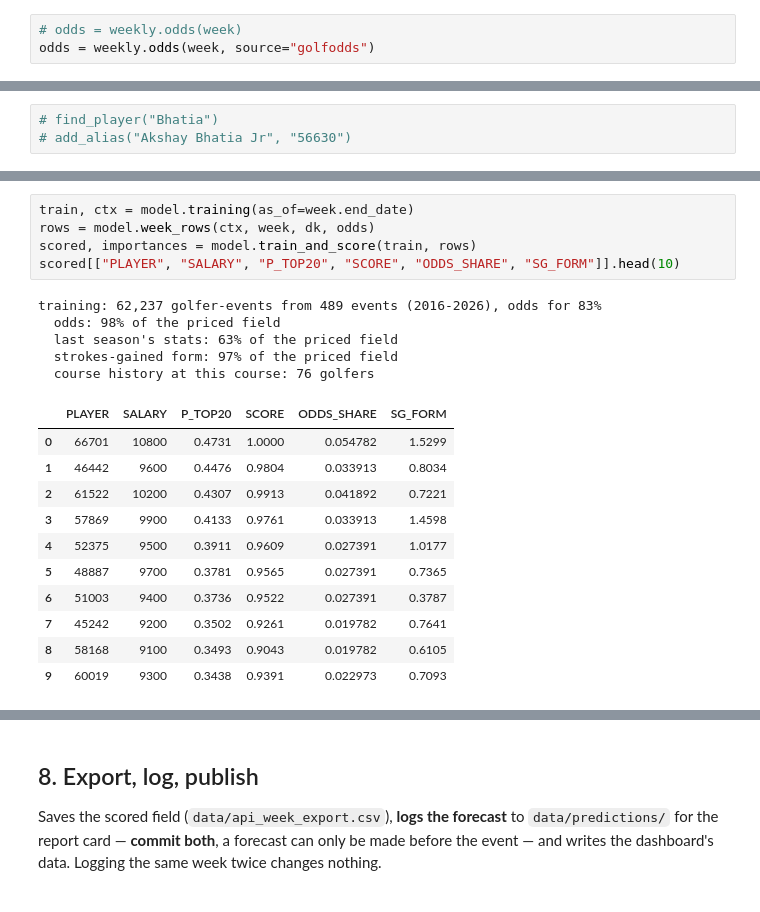
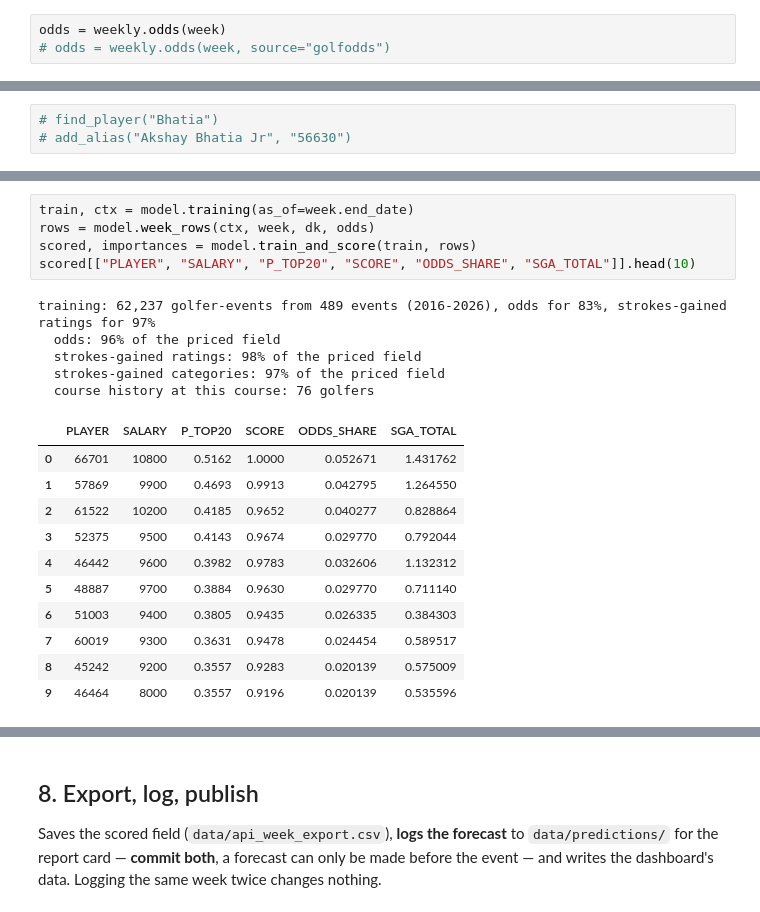
Before and after one commit to milleranalytics/pga-dk, a Jupyter notebook: pga-weekly.ipynb, the cells around one changed output, grey strips where cells are left out. Saved outputs shown, nothing was run; the diff lists cells and outputs as text.

```diff
--- a/pga-weekly.ipynb
+++ b/pga-weekly.ipynb
@@ -101,6 +107,6 @@ it again later.
 
 `weekly.odds(week, source="golfodds")` scrapes golfodds.com instead, the old notebook's source.
 # %%
-# odds = weekly.odds(week)
-odds = weekly.odds(week, source="golfodds")
+odds = weekly.odds(week)
+# odds = weekly.odds(week, source="golfodds")
 # %% [output]
@@ -152,22 +166,22 @@ is empty for a course the Tour has not played before — that is normal.
 # %%
 train, ctx = model.training(as_of=week.end_date)
 rows = model.week_rows(ctx, week, dk, odds)
 scored, importances = model.train_and_score(train, rows)
-scored[["PLAYER", "SALARY", "P_TOP20", "SCORE", "ODDS_SHARE", "SG_FORM"]].head(10)
+scored[["PLAYER", "SALARY", "P_TOP20", "SCORE", "ODDS_SHARE", "SGA_TOTAL"]].head(10)
 # %% [output]
-training: 62,237 golfer-events from 489 events (2016-2026), odds for 83%
-  odds: 98% of the priced field
-  last season's stats: 63% of the priced field
-  strokes-gained form: 97% of the priced field
+training: 62,237 golfer-events from 489 events (2016-2026), odds for 83%, strokes-gained ratings for 97%
+  odds: 96% of the priced field
+  strokes-gained ratings: 98% of the priced field
+  strokes-gained categories: 97% of the priced field
   course history at this course: 76 golfers
-|  | PLAYER | SALARY | P_TOP20 | SCORE | ODDS_SHARE | SG_FORM |
-| 0 | 66701 | 10800 | 0.4731 | 1.0000 | 0.054782 | 1.5299 |
-| 1 | 46442 | 9600 | 0.4476 | 0.9804 | 0.033913 | 0.8034 |
-| 2 | 61522 | 10200 | 0.4307 | 0.9913 | 0.041892 | 0.7221 |
-| 3 | 57869 | 9900 | 0.4133 | 0.9761 | 0.033913 | 1.4598 |
-| 4 | 52375 | 9500 | 0.3911 | 0.9609 | 0.027391 | 1.0177 |
-| 5 | 48887 | 9700 | 0.3781 | 0.9565 | 0.027391 | 0.7365 |
-| 6 | 51003 | 9400 | 0.3736 | 0.9522 | 0.027391 | 0.3787 |
-| 7 | 45242 | 9200 | 0.3502 | 0.9261 | 0.019782 | 0.7641 |
-| 8 | 58168 | 9100 | 0.3493 | 0.9043 | 0.019782 | 0.6105 |
-| 9 | 60019 | 9300 | 0.3438 | 0.9391 | 0.022973 | 0.7093 |
+|  | PLAYER | SALARY | P_TOP20 | SCORE | ODDS_SHARE | SGA_TOTAL |
+| 0 | 66701 | 10800 | 0.5162 | 1.0000 | 0.052671 | 1.431762 |
+| 1 | 57869 | 9900 | 0.4693 | 0.9913 | 0.042795 | 1.264550 |
+| 2 | 61522 | 10200 | 0.4185 | 0.9652 | 0.040277 | 0.828864 |
+| 3 | 52375 | 9500 | 0.4143 | 0.9674 | 0.029770 | 0.792044 |
+| 4 | 46442 | 9600 | 0.3982 | 0.9783 | 0.032606 | 1.132312 |
+| 5 | 48887 | 9700 | 0.3884 | 0.9630 | 0.029770 | 0.711140 |
+| 6 | 51003 | 9400 | 0.3805 | 0.9435 | 0.026335 | 0.384303 |
+| 7 | 60019 | 9300 | 0.3631 | 0.9478 | 0.024454 | 0.589517 |
+| 8 | 45242 | 9200 | 0.3557 | 0.9283 | 0.020139 | 0.575009 |
+| 9 | 46464 | 8000 | 0.3557 | 0.9196 | 0.020139 | 0.535596 |
```
Also changed, not shown: parts of 14 cells of this notebook, 43 other files.
